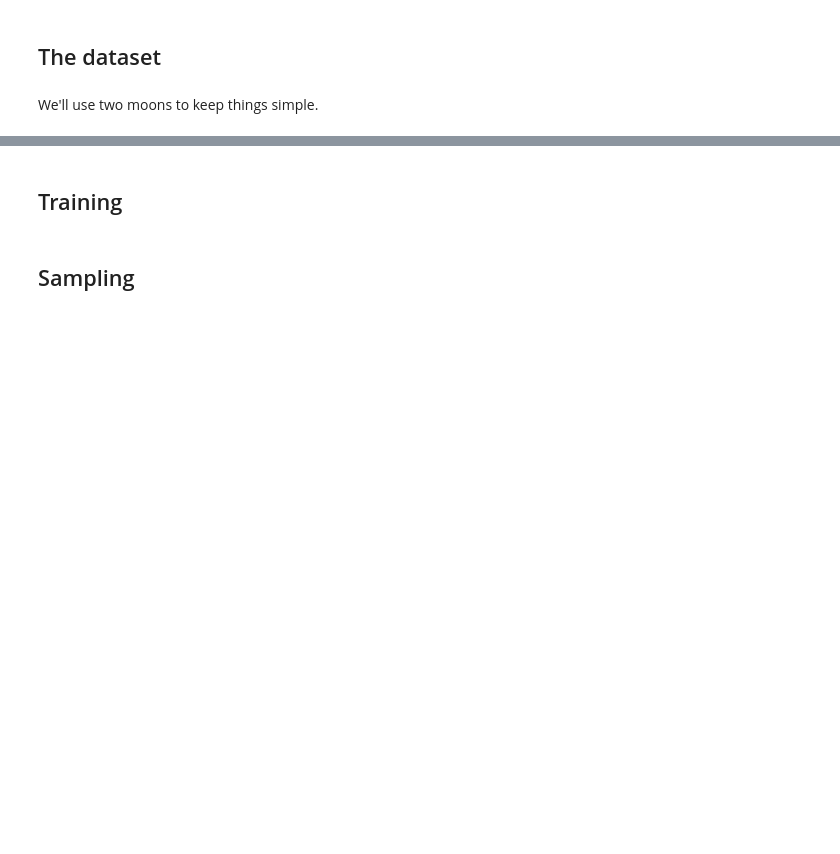
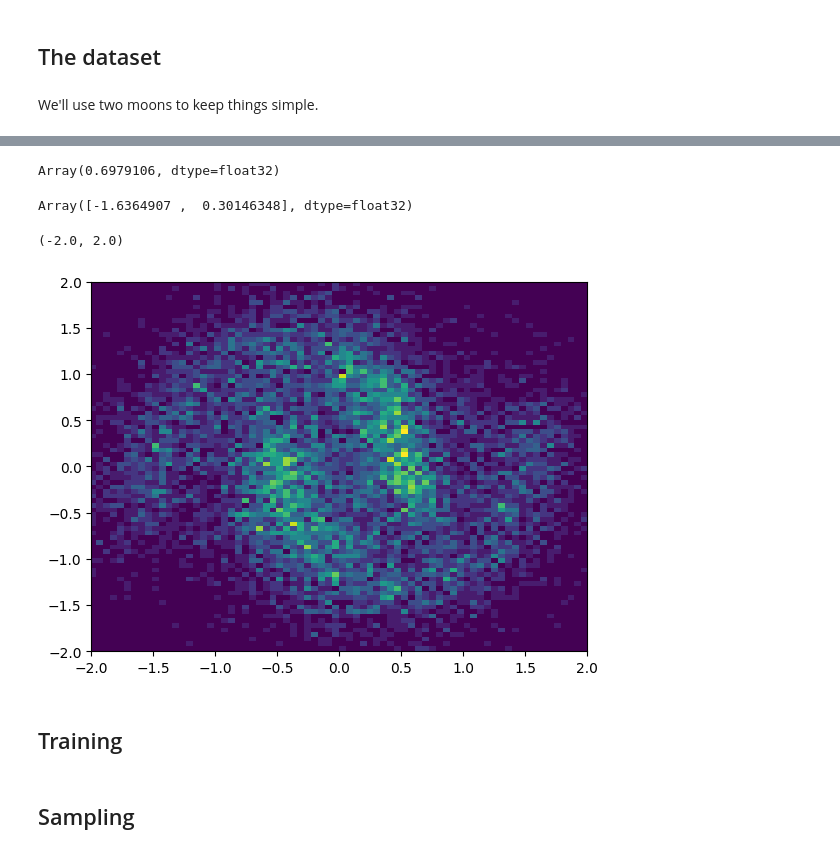
Before and after one commit to smsharma/minified-generative-models, a Jupyter notebook: notebooks/diffusion-experiments.ipynb, the cells around one changed output, grey strips where cells are left out. Saved outputs shown, nothing was run; the diff lists cells and outputs as text; code cells hidden in the pictures; blank space fills up the shorter version.

```diff
--- a/notebooks/diffusion-experiments.ipynb
+++ b/notebooks/diffusion-experiments.ipynb
@@ -76,0 +84,3 @@ for $t\in[0, 1]$. The mean and variance of this VP-SDE are given in terms of the
+# %%
+opt = optax.adamw(learning_rate=3e-4, weight_decay=1e-4)
+opt_state = opt.init(params)
@@ -77,3 +108,53 @@ for $t\in[0, 1]$. The mean and variance of this VP-SDE are given in terms of the
+# %%
+alpha_t_bar(59, 100)
+# %% [output]
+Array(0.6979106, dtype=float32)
+# %%
+t_N_sampling = 5
+
+def single_sample_fn(score, params, key):
+    """ Ancestral sampling.
+    """
+
+    x_t = jax.random.normal(key, (2,))
+
+    for t_i in range(t_N_sampling, 0, -1):
+
+        t = (t_i / t_N_sampling)
+
+        t = np.atleast_1d(t)
+
+        key, _ = jax.random.split(key)
+        eps = jax.random.normal(key, shape=x_t.shape)
+        eps_pred = score.apply(params, np.concatenate([x_t, t], axis=-1))
+
+        # Often just sigma_t = beta_t is taken for simplicity
+        sigma_t = np.sqrt((1 - alpha_t_bar(t_i - 1, t_N_sampling)) / (1 - alpha_t_bar(t_i, t_N_sampling)) * beta_t((t)))
+
+        x_t = 1 / (np.sqrt(alpha_t(t))) * (x_t - (1 - alpha_t(t)) / (np.sqrt(1 - alpha_t_bar(t_i, t_N_sampling))) * eps_pred) + sigma_t * eps
+
+    return x_t
+
+
+key = jax.random.PRNGKey(42)
+
+single_sample_fn(score, params, key)
+# %% [output]
+Array([-1.6364907 ,  0.30146348], dtype=float32)
+# %%
+sample_fn = partial(single_sample_fn, score, params)
+
+n_samples = 100
+sample_key = jax.random.split(key, n_samples ** 2)
+x_sample = jax.vmap(sample_fn)(sample_key)
+# %%
+
+plt.hist2d(x_sample[:, 0], x_sample[:, 1], bins=100)
+plt.xlim(-2 ,2)
+plt.ylim(-2, 2)
+# %% [output]
+(-2.0, 2.0)
+[figure, added]
 # %%
 def int_beta(t):
     return t
```
Also changed, not shown: parts of 9 cells of this notebook.
